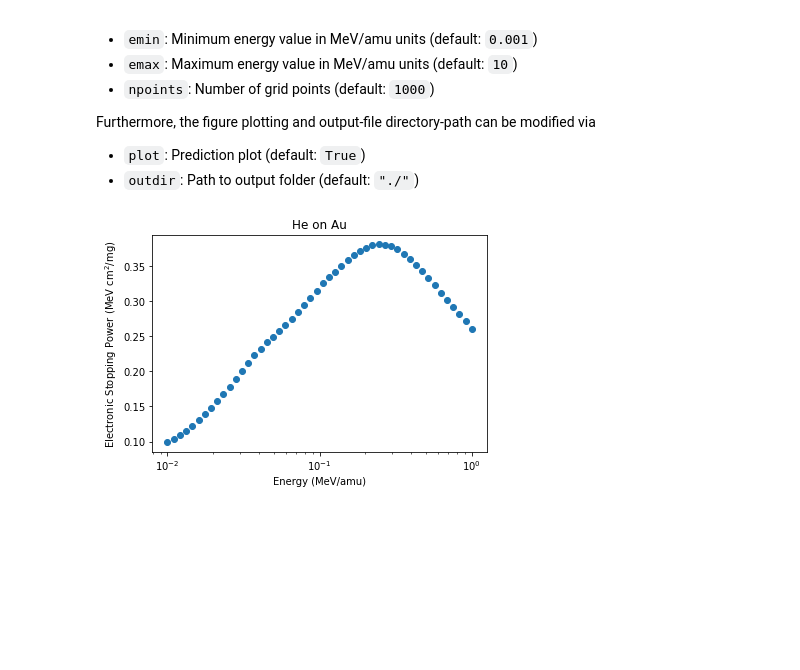
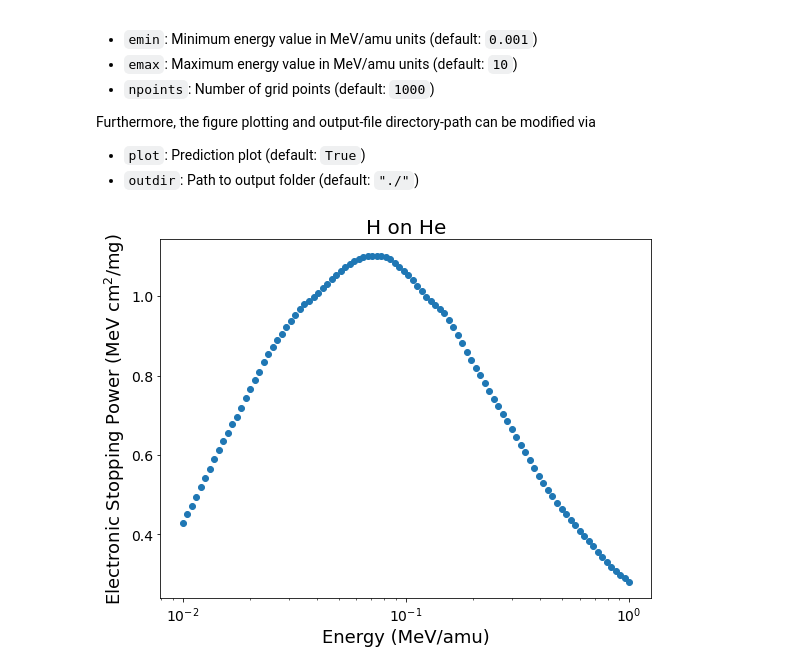
Before and after one commit to ale-mendez/ESPNN, a Jupyter notebook: workflow/prediction.ipynb, the cells around one changed output. Saved outputs shown, nothing was run; the diff lists cells and outputs as text; code cells hidden in the pictures; blank space fills up the shorter version.

```diff
--- a/workflow/prediction.ipynb
+++ b/workflow/prediction.ipynb
@@ -10,5 +10,5 @@ The package requires the following parameters as minimal input:
 - ``target``: Chemical formula for the target
 - ``target_mass``: Mass in amu for the target
 # %%
-SPNN.run_SPNN(projectile='H', projectile_mass=1.0, target='He', target_mass=4.002602)
+SPNN.run_SPNN(projectile='He', projectile_mass=4.002602, target='Au', target_mass=196.966569)
 # %% [output]
@@ -26,6 +26,6 @@ Furthermore, the figure plotting and output-file directory-path can be modified
 - ``plot``: Prediction plot (default: ``True``)
 - ``outdir``: Path to output folder (default: ``"./"``)
 # %%
-SPNN.run_SPNN(projectile='He', projectile_mass=4.002602, target='Au', target_mass=196.966569, emin=0.01, emax=1, npoints=50)
+SPNN.run_SPNN(projectile='H', projectile_mass=1.0, target='He', target_mass=4.002602, emin=0.01, emax=1, npoints=100)
 # %% [output]
-[figure, old version]
+[figure, new version]
```
Also changed, not shown: parts of 1 cell of this notebook, 2 other files.
